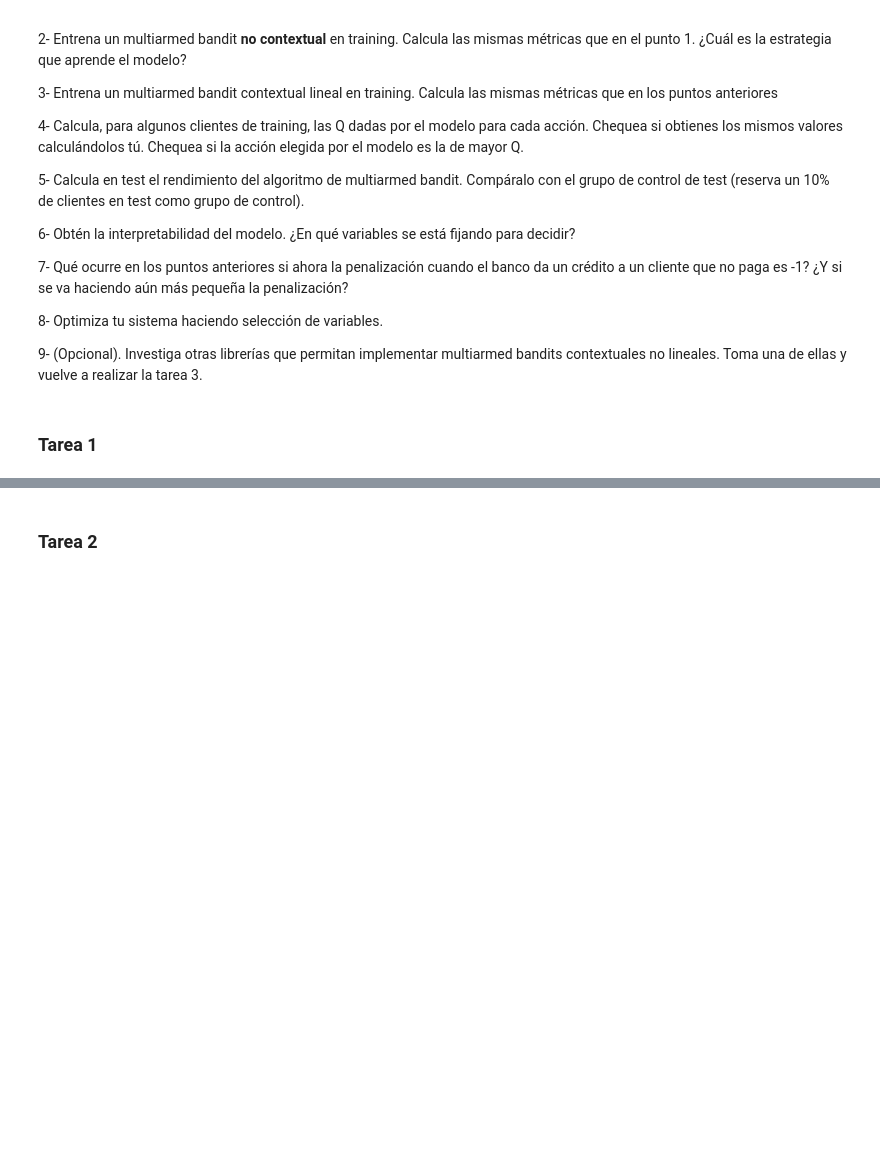
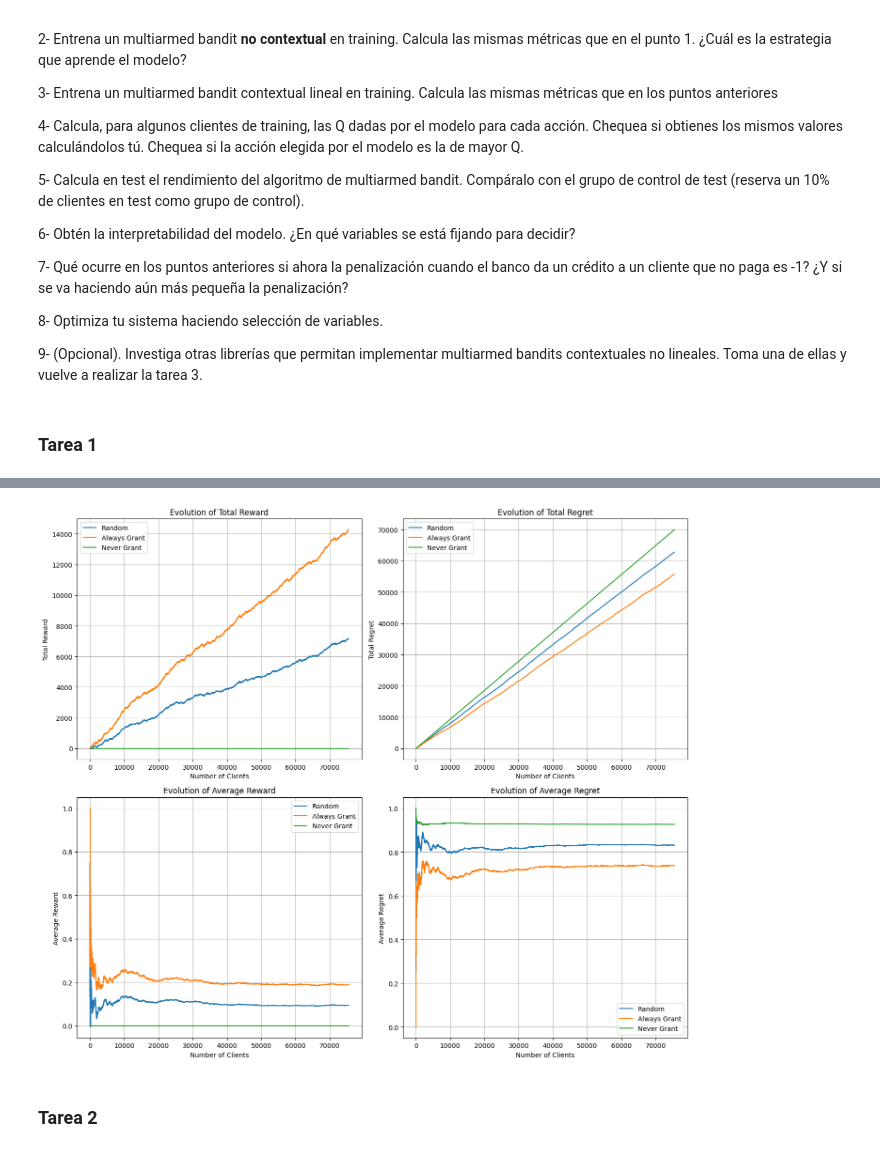
Before and after one commit to RafaDom02/AR, a Jupyter notebook: P2/práctica_2.ipynb, the cells around one changed output, grey strips where cells are left out. Saved outputs shown, nothing was run; the diff lists cells and outputs as text; code cells hidden in the pictures; blank space fills up the shorter version.

```diff
--- a/P2/práctica_2.ipynb
+++ b/P2/práctica_2.ipynb
@@ -155,3 +275,18 @@ cl_train.get_reward(1)
 from tqdm import tqdm
 import numpy as np
 import matplotlib.pyplot as plt
+# %%
+def random_policy(context):
+    return np.random.choice([0, 1])
+
+def always_grant_policy(context):
+    return 1
+
+def never_grant_policy(context):
+    return 0
+
+policies = {
+    "Random": random_policy,
+    "Always Grant": always_grant_policy,
+    "Never Grant": never_grant_policy
+}
@@ -158,2 +356,52 @@ import matplotlib.pyplot as plt
+# %%
+plt.figure(figsize=(14, 12))
+iterations = range(1, N + 1)
+
+# Plot 1: Total Reward Evolution
+plt.subplot(2, 2, 1)
+for policy_name, data in results.items():
+    plt.plot(iterations, data["total_rewards"], label=policy_name)
+plt.xlabel("Number of Clients")
+plt.ylabel("Total Reward")
+plt.title("Evolution of Total Reward")
+plt.legend()
+plt.grid(True)
+
+# Plot 2: Total Regret Evolution
+plt.subplot(2, 2, 2)
+for policy_name, data in results.items():
+    plt.plot(iterations, data["total_regrets"], label=policy_name)
+plt.xlabel("Number of Clients")
+plt.ylabel("Total Regret")
+plt.title("Evolution of Total Regret")
+plt.legend()
+plt.grid(True)
+
+# Calculate and Plot Average Reward
+plt.subplot(2, 2, 3)
+for policy_name, data in results.items():
+    avg_rewards = [r / i for i, r in zip(iterations, data["total_rewards"])]
+    plt.plot(iterations, avg_rewards, label=policy_name)
+plt.xlabel("Number of Clients")
+plt.ylabel("Average Reward")
+plt.title("Evolution of Average Reward")
+plt.legend()
+plt.grid(True)
+
+# Calculate and Plot Average Regret
+plt.subplot(2, 2, 4)
+for policy_name, data in results.items():
+    avg_regrets = [r / i for i, r in zip(iterations, data["total_regrets"])]
+    plt.plot(iterations, avg_regrets, label=policy_name)
+plt.xlabel("Number of Clients")
+plt.ylabel("Average Regret")
+plt.title("Evolution of Average Regret")
+plt.legend()
+plt.grid(True)
+
+plt.tight_layout()
+plt.show()
+# %% [output]
+[figure, added]
 # %% [markdown]
 ### Tarea 2
```
Also changed, not shown: parts of 21 cells of this notebook.
